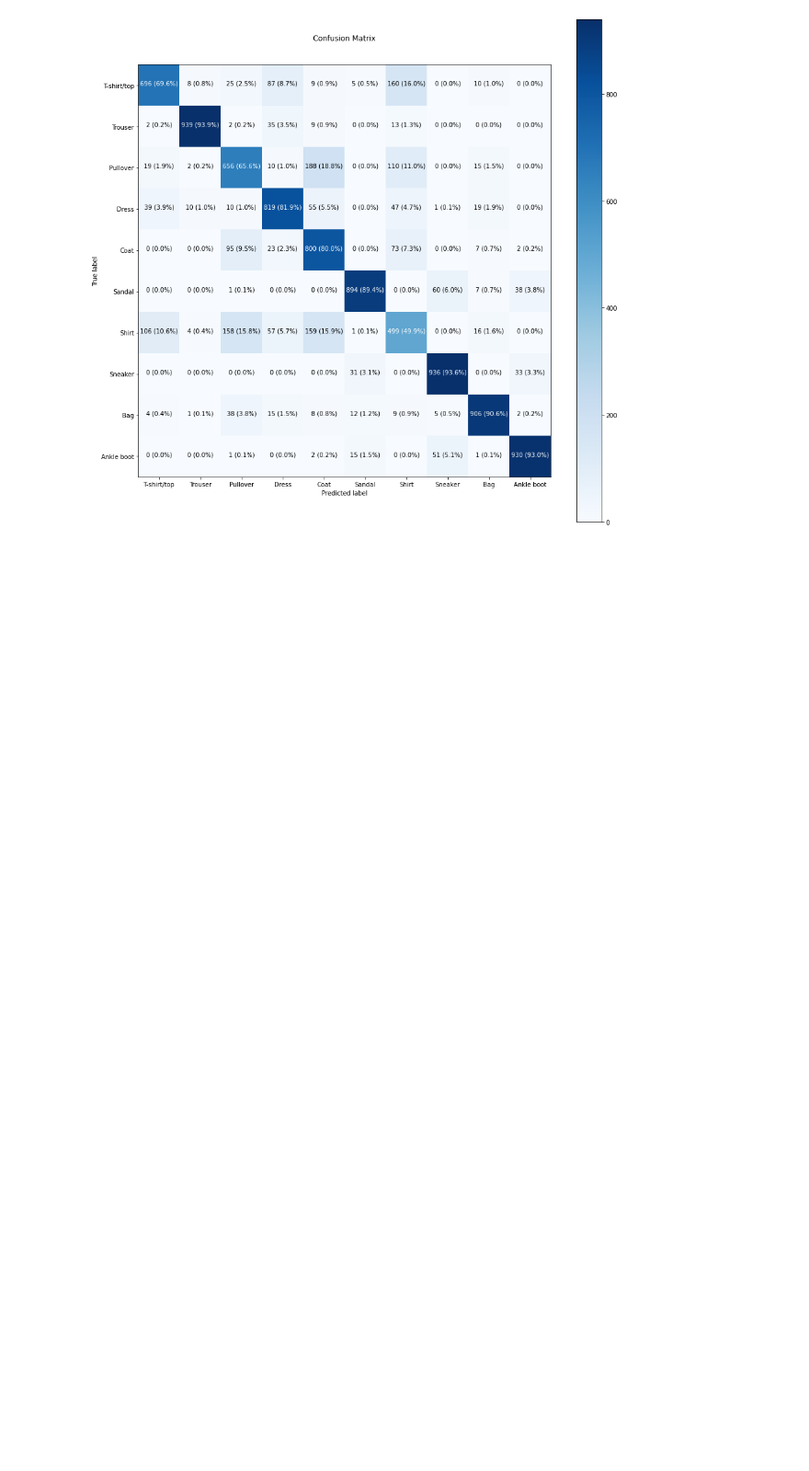
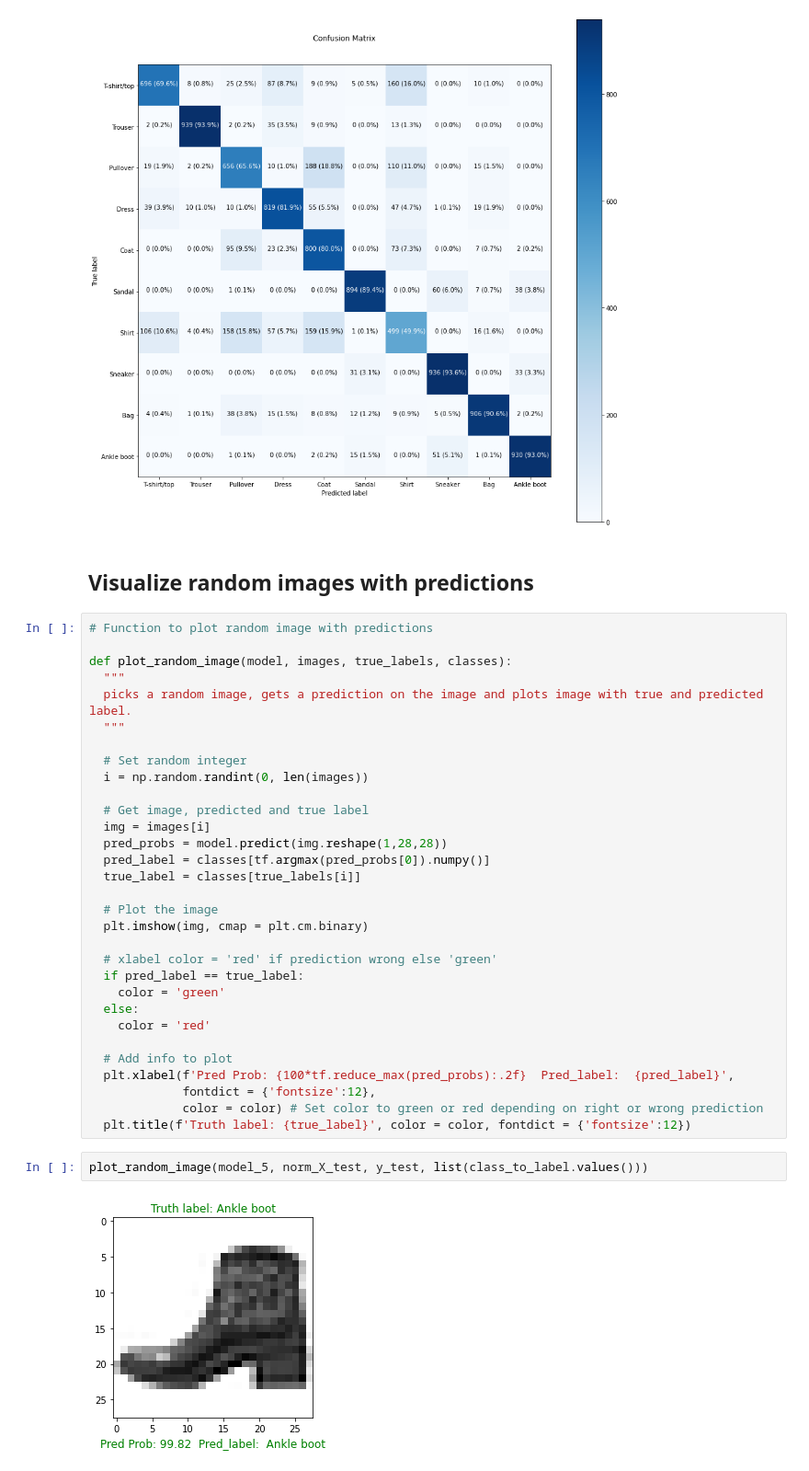
Before and after one commit to Shubhranshu-Malhotra/Tensorflow-Developer-ZTM, a Jupyter notebook: [Practice_Project]_02_neural_network_classification_in_tensorflow.ipynb, the cells around one changed output. Shown at 92% size. Drawn from its saved outputs; the diff is of its cells as text; blank space fills up the shorter version.

Commit message:
Visualize prediction on images

```diff
--- a/[Practice_Project]_02_neural_network_classification_in_tensorflow.ipynb
+++ b/[Practice_Project]_02_neural_network_classification_in_tensorflow.ipynb
@@ -558,3 +548,40 @@ ax.set_yticklabels(ax.get_yticklabels(), rotation=0, horizontalalignment='right'
 make_confusion_matrix(y_true = y_test, y_pred = y_preds, classes=class_to_label.values(), figsize=(15, 15), text_size=10)
 # %% [output]
 [figure]
+# %% [markdown]
+## Visualize random images with predictions
+# %%
+# Function to plot random image with predictions
+
+def plot_random_image(model, images, true_labels, classes):
+  """
+  picks a random image, gets a prediction on the image and plots image with true and predicted label.
+  """
+
+  # Set random integer
+  i = np.random.randint(0, len(images))
+
+  # Get image, predicted and true label
+  img = images[i]
+  pred_probs = model.predict(img.reshape(1,28,28))
+  pred_label = classes[tf.argmax(pred_probs[0]).numpy()]
+  true_label = classes[true_labels[i]]
+
+  # Plot the image
+  plt.imshow(img, cmap = plt.cm.binary)
+
+  # xlabel color = 'red' if prediction wrong else 'green'
+  if pred_label == true_label:
+    color = 'green'
+  else:
+    color = 'red'
+
+  # Add info to plot
+  plt.xlabel(f'Pred Prob: {100*tf.reduce_max(pred_probs):.2f}  Pred_label:  {pred_label}',
+             fontdict = {'fontsize':12},
+             color = color) # Set color to green or red depending on right or wrong prediction
+  plt.title(f'Truth label: {true_label}', color = color, fontdict = {'fontsize':12})
+# %%
+plot_random_image(model_5, norm_X_test, y_test, list(class_to_label.values()))
+# %% [output]
+[figure, added]
```
Also changed, not shown: parts of 7 cells of this notebook.
